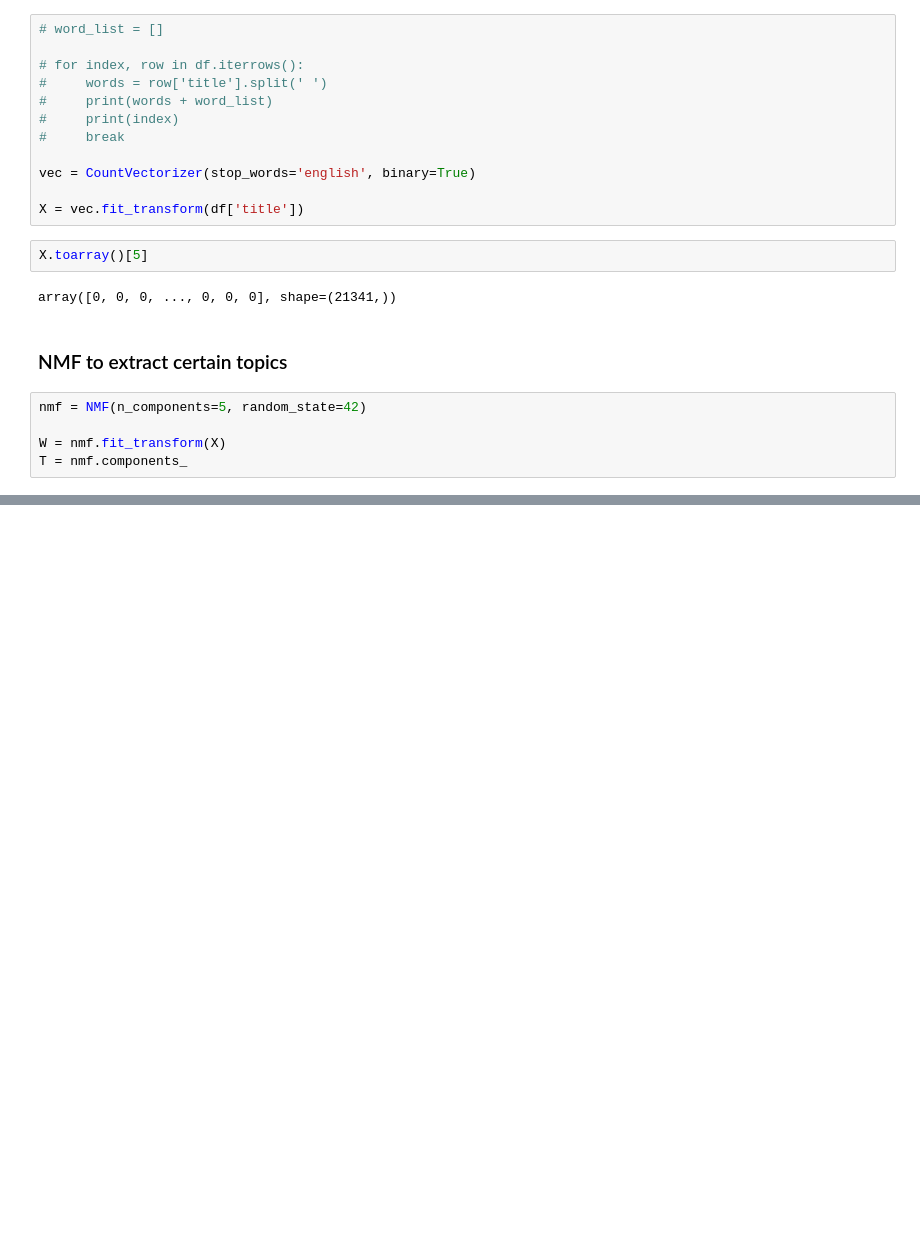
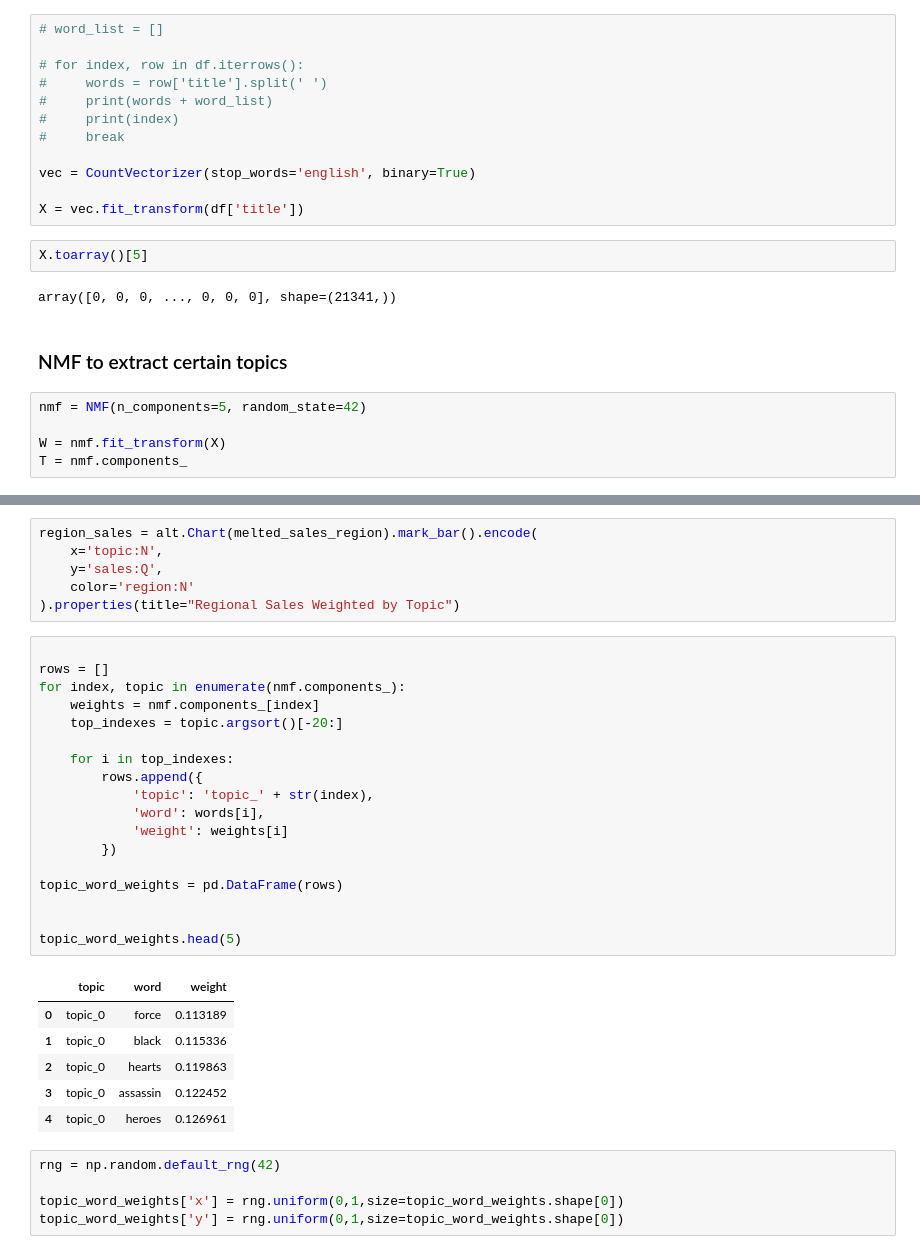
Before and after one commit to ccthatsme/video_game_sales, a Jupyter notebook: notebooks/word_analysis.ipynb, the cells around one changed output, grey strips where cells are left out. Drawn from its saved outputs; the diff is of its cells as text; blank space fills up the shorter version.

```diff
--- a/notebooks/word_analysis.ipynb
+++ b/notebooks/word_analysis.ipynb
@@ -59,0 +110,36 @@ topic 4 contains ['advance', 'pack', 'official', 'episode', 'collection', 'arcad
+# %%
+region_sales = alt.Chart(melted_sales_region).mark_bar().encode(
+    x='topic:N',
+    y='sales:Q',
+    color='region:N'
+).properties(title="Regional Sales Weighted by Topic")
+# %%
+
+rows = []
+for index, topic in enumerate(nmf.components_):
+    weights = nmf.components_[index]
+    top_indexes = topic.argsort()[-20:]
+
+    for i in top_indexes:
+        rows.append({
+            'topic': 'topic_' + str(index),
+            'word': words[i],
+            'weight': weights[i]
+        })
+
+topic_word_weights = pd.DataFrame(rows)
+
+
+topic_word_weights.head(5)
+# %% [output]
+|  | topic | word | weight |
+| 0 | topic_0 | force | 0.113189 |
+| 1 | topic_0 | black | 0.115336 |
+| 2 | topic_0 | hearts | 0.119863 |
+| 3 | topic_0 | assassin | 0.122452 |
+| 4 | topic_0 | heroes | 0.126961 |
+# %%
+rng = np.random.default_rng(42)
+
+topic_word_weights['x'] = rng.uniform(0,1,size=topic_word_weights.shape[0])
+topic_word_weights['y'] = rng.uniform(0,1,size=topic_word_weights.shape[0])
```
Also changed, not shown: parts of 7 cells of this notebook.
